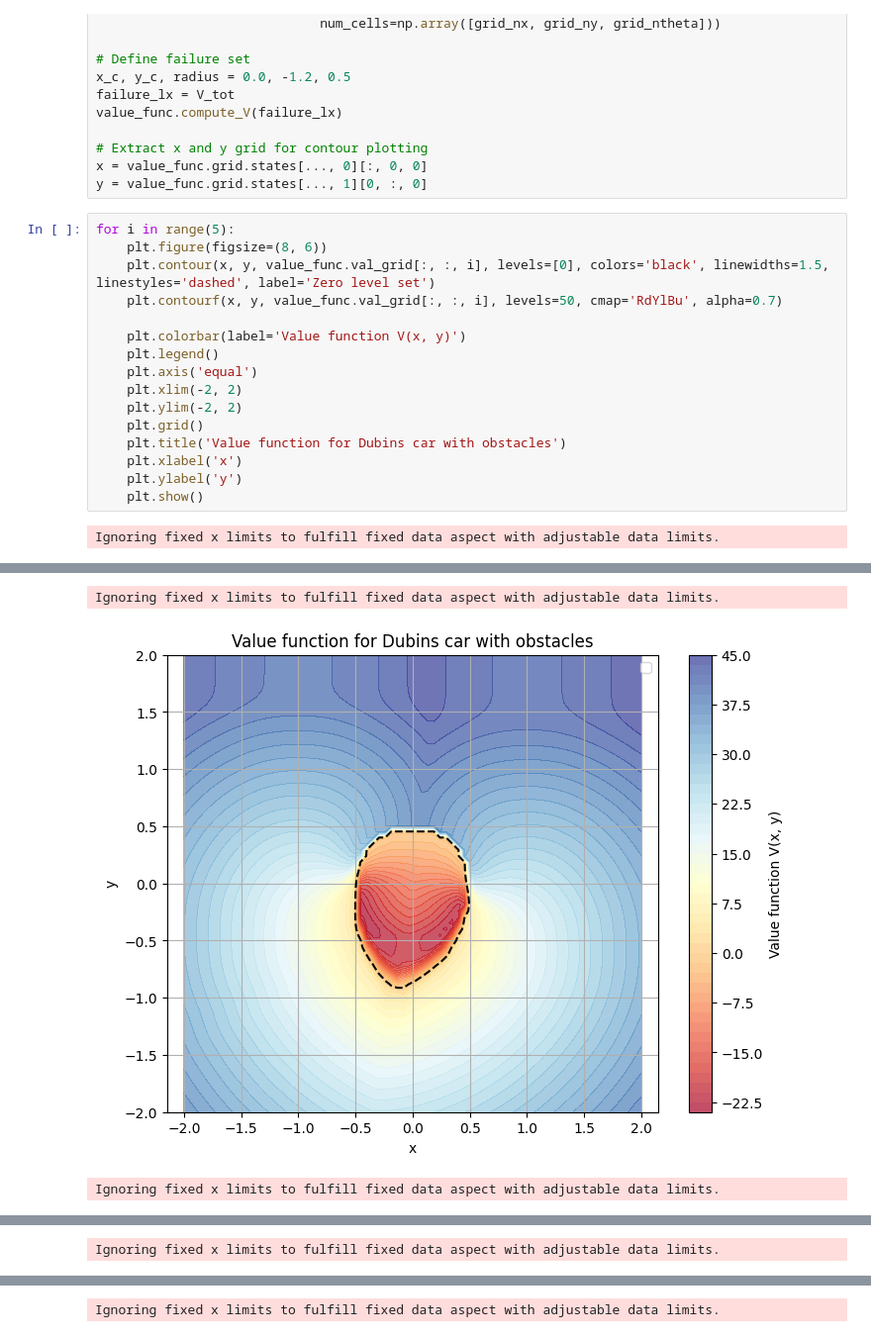
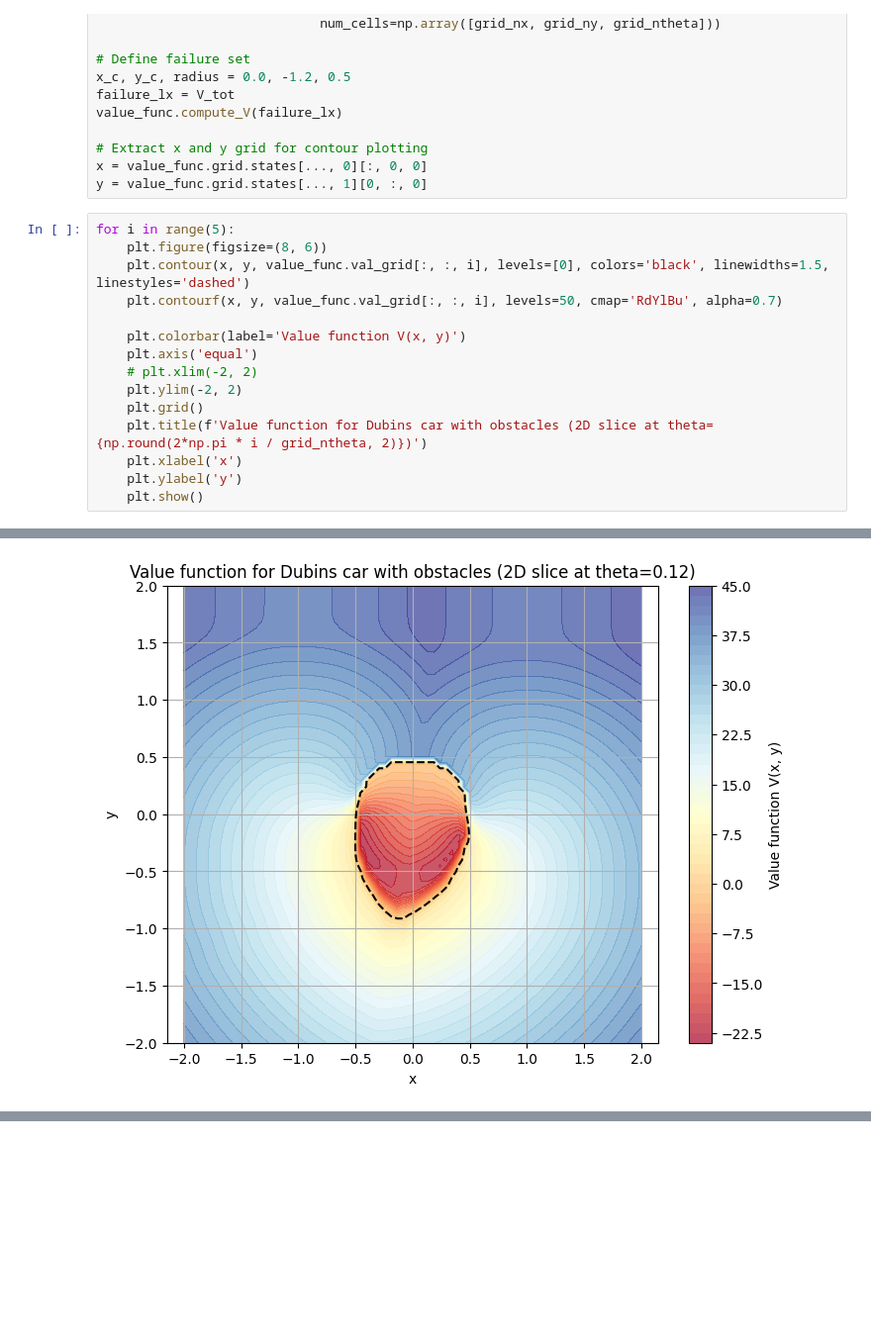
Before and after one commit to stevenwman/latent-affine-safety, a Jupyter notebook: fail_chaser.ipynb, the cells around one changed output, grey strips where cells are left out. Shown at 99% size. Cells and saved outputs as stored; diff of their text form; blank space fills up the shorter version.

```diff
--- a/fail_chaser.ipynb
+++ b/fail_chaser.ipynb
@@ -301,18 +290,16 @@ y = value_func.grid.states[..., 1][0, :, 0]
 # %%
 for i in range(5):
     plt.figure(figsize=(8, 6))
-    plt.contour(x, y, value_func.val_grid[:, :, i], levels=[0], colors='black', linewidths=1.5, linestyles='dashed', label='Zero level set')
+    plt.contour(x, y, value_func.val_grid[:, :, i], levels=[0], colors='black', linewidths=1.5, linestyles='dashed')
     plt.contourf(x, y, value_func.val_grid[:, :, i], levels=50, cmap='RdYlBu', alpha=0.7)
 
     plt.colorbar(label='Value function V(x, y)')
-    plt.legend()
     plt.axis('equal')
-    plt.xlim(-2, 2)
+    # plt.xlim(-2, 2)
     plt.ylim(-2, 2)
     plt.grid()
-    plt.title('Value function for Dubins car with obstacles')
+    plt.title(f'Value function for Dubins car with obstacles (2D slice at theta={np.round(2*np.pi * i / grid_ntheta, 2)})')
     plt.xlabel('x')
     plt.ylabel('y')
     plt.show()
 # %% [output]
-Ignoring fixed x limits to fulfill fixed data aspect with adjustable data limits.
@@ -320,3 +307 @@ Ignoring fixed x limits to fulfill fixed data aspect with adjustable data limits
-Ignoring fixed x limits to fulfill fixed data aspect with adjustable data limits.
-[figure, old version]
+[figure, new version]
-Ignoring fixed x limits to fulfill fixed data aspect with adjustable data limits.
@@ -324 +308,0 @@ Ignoring fixed x limits to fulfill fixed data aspect with adjustable data limits
-Ignoring fixed x limits to fulfill fixed data aspect with adjustable data limits.
@@ -326 +309,0 @@ Ignoring fixed x limits to fulfill fixed data aspect with adjustable data limits
-Ignoring fixed x limits to fulfill fixed data aspect with adjustable data limits.
```
Also changed, not shown: parts of 4 cells of this notebook.
